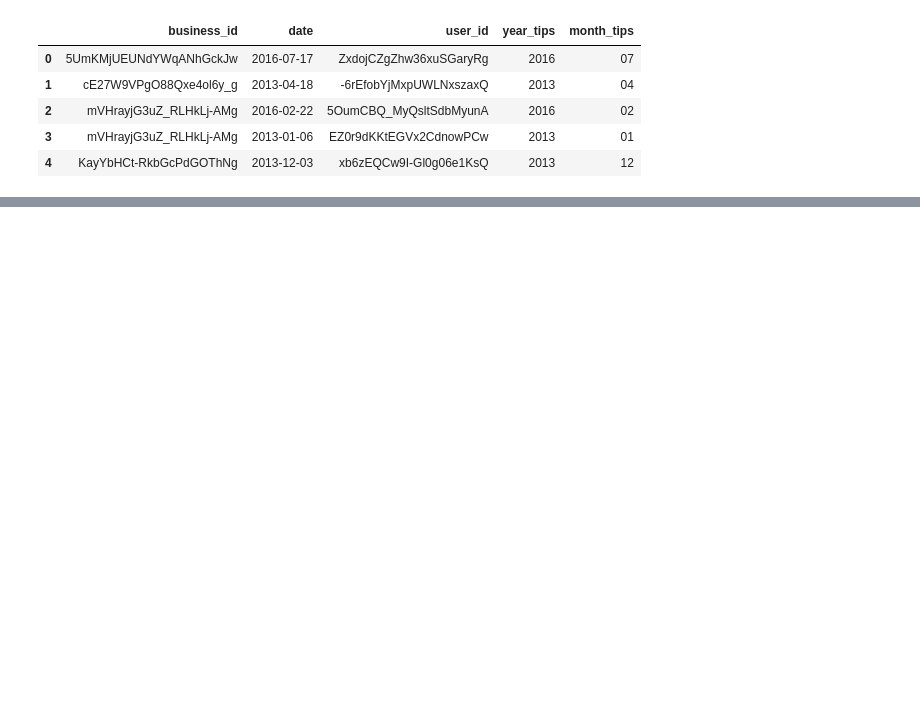
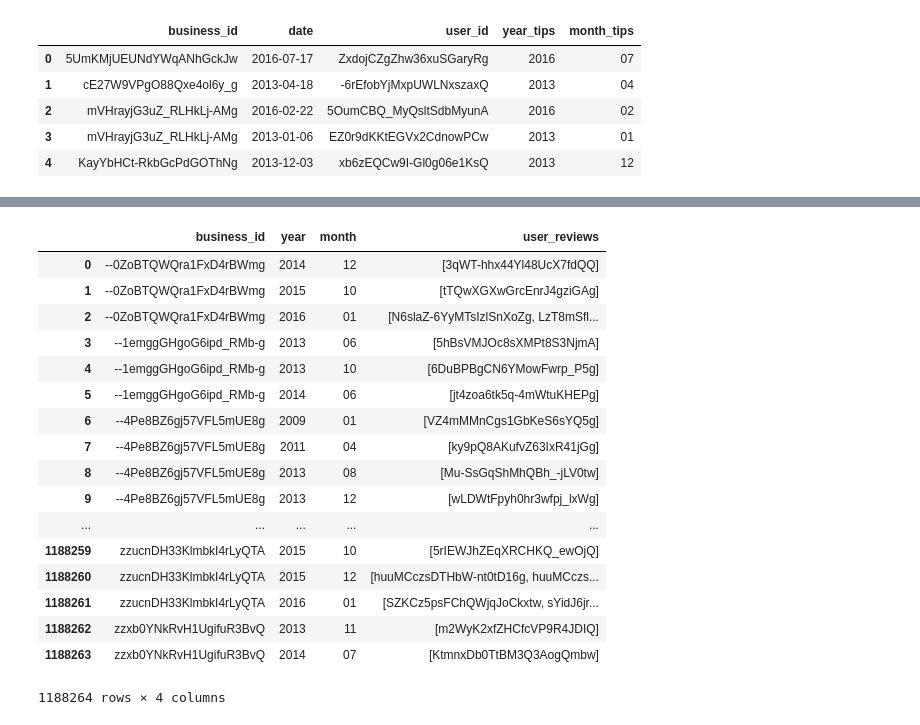
Before and after one commit to lcb402/InfoVisYelp3, a Jupyter notebook: Merger.ipynb, the cells around one changed output, grey strips where cells are left out. Saved outputs shown, nothing was run; the diff lists cells and outputs as text; code cells hidden in the pictures; blank space fills up the shorter version.

```diff
--- a/Merger.ipynb
+++ b/Merger.ipynb
@@ -149,2 +90,0 @@ m = t.split('/')[2]
-# %%
-reviews_dataframe = Series.str.startwith('20')
@@ -161,0 +91,6 @@ reviews_dataframe.sort_values('date',ascending = False).tail()
+# %%
+reviews_dataframe['year'] = r_year
+# %%
+reviews_dataframe['month'] = r_month
+del reviews_dataframe['year_reviews']
+del reviews_dataframe['month_reviews']
@@ -161,0 +106,2 @@ reviews_dataframe.sort_values('date',ascending = False).tail()
+# %%
+reviews_dataframe = reviews_dataframe.rename(columns = {'user_id':'user_reviews'})
@@ -161,0 +117,24 @@ reviews_dataframe.sort_values('date',ascending = False).tail()
+# %%
+reviews_grouped = pd.DataFrame(reviews_dataframe.
+                               groupby(['business_id','year','month'])
+                               ['user_reviews'].apply(list))
+reviews_grouped.reset_index()
+# %% [output]
+|  | business_id | year | month | user_reviews |
+| 0 | --0ZoBTQWQra1FxD4rBWmg | 2014 | 12 | [3qWT-hhx44Yl48UcX7fdQQ] |
+| 1 | --0ZoBTQWQra1FxD4rBWmg | 2015 | 10 | [tTQwXGXwGrcEnrJ4gziGAg] |
+| 2 | --0ZoBTQWQra1FxD4rBWmg | 2016 | 01 | [N6slaZ-6YyMTsIzlSnXoZg, LzT8mSfl... |
+| 3 | --1emggGHgoG6ipd_RMb-g | 2013 | 06 | [5hBsVMJOc8sXMPt8S3NjmA] |
+| 4 | --1emggGHgoG6ipd_RMb-g | 2013 | 10 | [6DuBPBgCN6YMowFwrp_P5g] |
+| 5 | --1emggGHgoG6ipd_RMb-g | 2014 | 06 | [jt4zoa6tk5q-4mWtuKHEPg] |
+| 6 | --4Pe8BZ6gj57VFL5mUE8g | 2009 | 01 | [VZ4mMMnCgs1GbKeS6sYQ5g] |
+| 7 | --4Pe8BZ6gj57VFL5mUE8g | 2011 | 04 | [ky9pQ8AKufvZ63IxR41jGg] |
+| 8 | --4Pe8BZ6gj57VFL5mUE8g | 2013 | 08 | [Mu-SsGqShMhQBh_-jLV0tw] |
+| 9 | --4Pe8BZ6gj57VFL5mUE8g | 2013 | 12 | [wLDWtFpyh0hr3wfpj_lxWg] |
+| ... | ... | ... | ... | ... |
+| 1188259 | zzucnDH33KlmbkI4rLyQTA | 2015 | 10 | [5rIEWJhZEqXRCHKQ_ewOjQ] |
+| 1188260 | zzucnDH33KlmbkI4rLyQTA | 2015 | 12 | [huuMCczsDTHbW-nt0tD16g, huuMCczs... |
+| 1188261 | zzucnDH33KlmbkI4rLyQTA | 2016 | 01 | [SZKCz5psFChQWjqJoCkxtw, sYidJ6jr... |
+| 1188262 | zzxb0YNkRvH1UgifuR3BvQ | 2013 | 11 | [m2WyK2xfZHCfcVP9R4JDIQ] |
+| 1188263 | zzxb0YNkRvH1UgifuR3BvQ | 2014 | 07 | [KtmnxDb0TtBM3Q3AogQmbw] |
+1188264 rows × 4 columns
```
Also changed, not shown: parts of 29 cells of this notebook.
